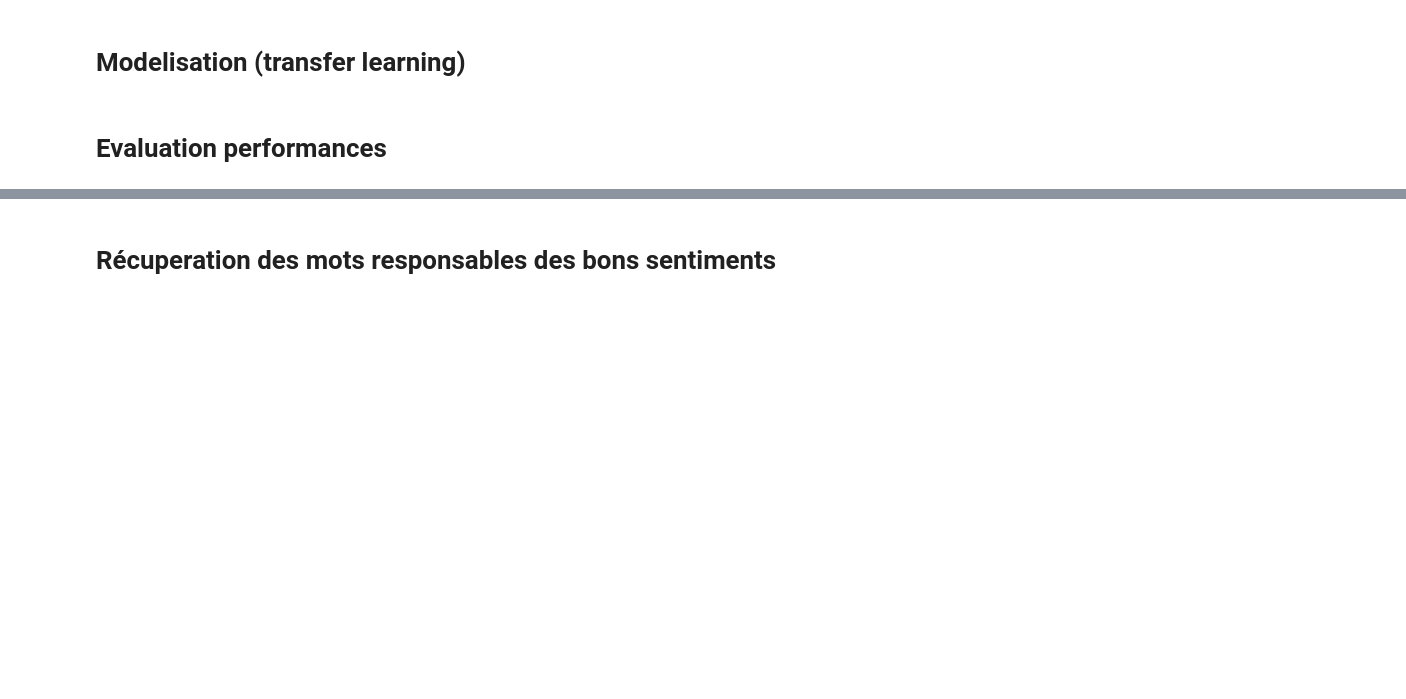
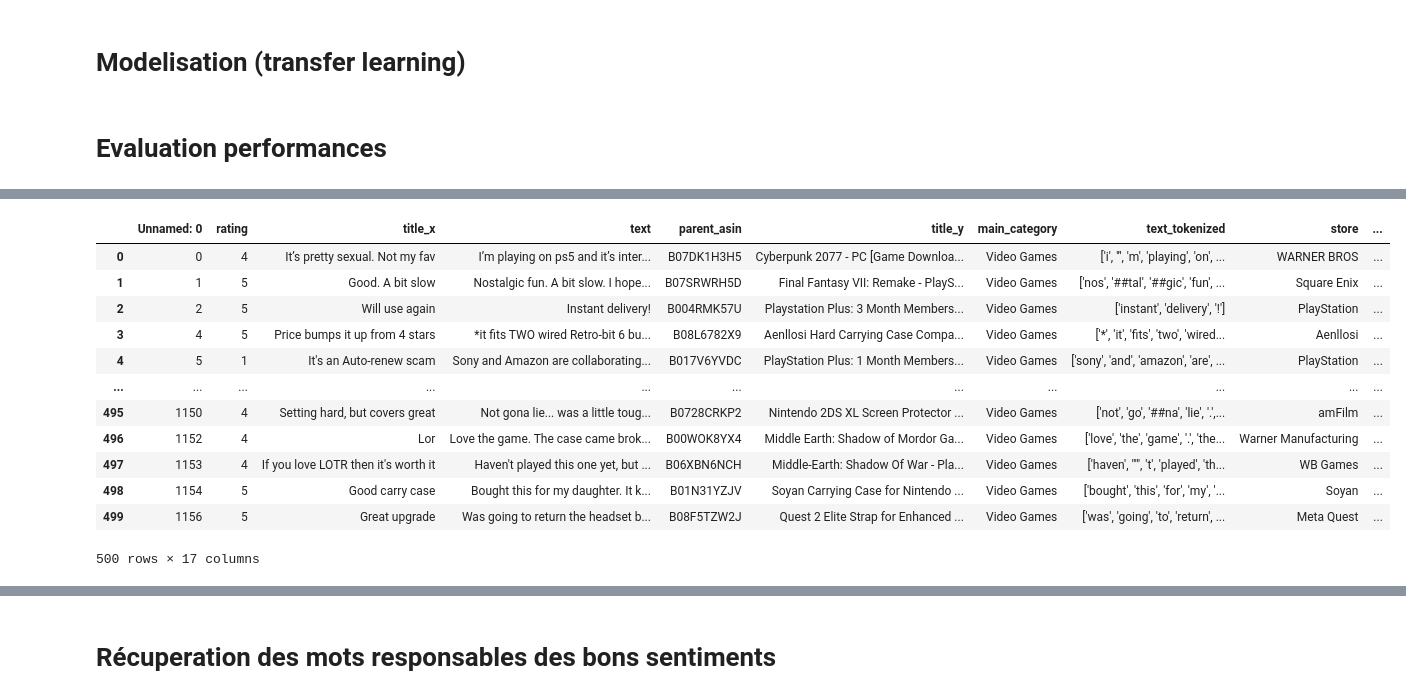
Before and after one commit to SamuelBaheux/Amazon-review-sentiment-analysis, a Jupyter notebook: projet-webscraping-partie-nlp.ipynb, the cells around one changed output, grey strips where cells are left out. Drawn from its saved outputs; the diff is of its cells as text; code cells hidden in the pictures; blank space fills up the shorter version.

```diff
--- a/projet-webscraping-partie-nlp.ipynb
+++ b/projet-webscraping-partie-nlp.ipynb
@@ -109,6 +109,22 @@ df2[['sentiment_HF','rating']]
 df2['sentiment_pred'] = df2['sentiment_HF'].apply(lambda x : 1 if x == 1 else 1 if x == 2 else 2 if x == 3 else 3)
 df2['sentiment_true'] = df2['rating'].apply(lambda x : 1 if x == 1 else 1 if x == 2 else 2 if x == 3 else 3)
 df2['perf_count'] = df2.apply(lambda row: 1 if row['sentiment_pred'] == row['sentiment_true'] else 0, axis=1)
+# %%
+df2.iloc[:500,:]
+# %% [output]
+|  | Unnamed: 0 | rating | title_x | text | parent_asin | title_y | main_category | text_tokenized | store | ... |
+| 0 | 0 | 4 | It’s pretty sexual. Not my fav | I’m playing on ps5 and it’s inter... | B07DK1H3H5 | Cyberpunk 2077 - PC [Game Downloa... | Video Games | ['i', '’', 'm', 'playing', 'on', ... | WARNER BROS | ... |
+| 1 | 1 | 5 | Good. A bit slow | Nostalgic fun. A bit slow. I hope... | B07SRWRH5D | Final Fantasy VII: Remake - PlayS... | Video Games | ['nos', '##tal', '##gic', 'fun', ... | Square Enix | ... |
+| 2 | 2 | 5 | Will use again | Instant delivery! | B004RMK57U | Playstation Plus: 3 Month Members... | Video Games | ['instant', 'delivery', '!'] | PlayStation | ... |
+| 3 | 4 | 5 | Price bumps it up from 4 stars | *it fits TWO wired Retro-bit 6 bu... | B08L6782X9 | Aenllosi Hard Carrying Case Compa... | Video Games | ['*', 'it', 'fits', 'two', 'wired... | Aenllosi | ... |
+| 4 | 5 | 1 | It's an Auto-renew scam | Sony and Amazon are collaborating... | B017V6YVDC | PlayStation Plus: 1 Month Members... | Video Games | ['sony', 'and', 'amazon', 'are', ... | PlayStation | ... |
+| ... | ... | ... | ... | ... | ... | ... | ... | ... | ... | ... |
+| 495 | 1150 | 4 | Setting hard, but covers great | Not gona lie... was a little toug... | B0728CRKP2 | Nintendo 2DS XL Screen Protector ... | Video Games | ['not', 'go', '##na', 'lie', '.',... | amFilm | ... |
+| 496 | 1152 | 4 | Lor | Love the game. The case came brok... | B00WOK8YX4 | Middle Earth: Shadow of Mordor Ga... | Video Games | ['love', 'the', 'game', '.', 'the... | Warner Manufacturing | ... |
+| 497 | 1153 | 4 | If you love LOTR then it's worth it | Haven't played this one yet, but ... | B06XBN6NCH | Middle-Earth: Shadow Of War - Pla... | Video Games | ['haven', "'", 't', 'played', 'th... | WB Games | ... |
+| 498 | 1154 | 5 | Good carry case | Bought this for my daughter. It k... | B01N31YZJV | Soyan Carrying Case for Nintendo ... | Video Games | ['bought', 'this', 'for', 'my', '... | Soyan | ... |
+| 499 | 1156 | 5 | Great upgrade | Was going to return the headset b... | B08F5TZW2J | Quest 2 Elite Strap for Enhanced ... | Video Games | ['was', 'going', 'to', 'return', ... | Meta Quest | ... |
+500 rows × 17 columns
 # %%
 print(f"Performance : {round(df2['perf_count'].sum()/df2.shape[0]*100,2)}% de bonnes predictions")
 # %% [output]
```
Also changed, not shown: parts of 10 cells of this notebook, 3 other files.
